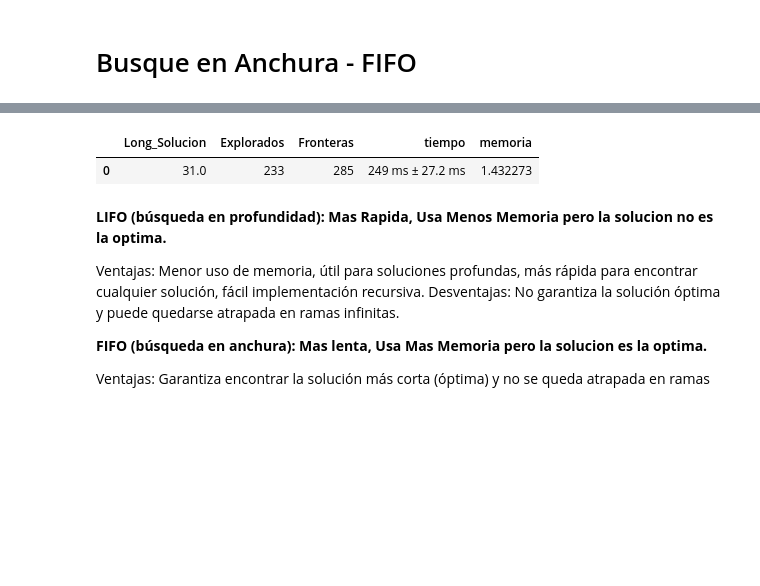
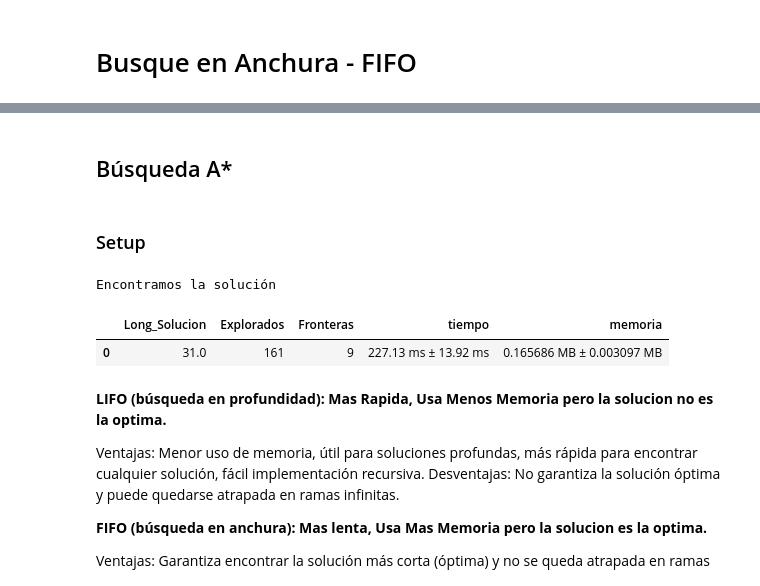
Before and after one commit to MOPineyro/tp1_18co2024_busqueda_torre_de_hanoi, a Jupyter notebook: TP1_18Co2024_Busqueda_Torre_de_Hanoi.ipynb, the cells around one changed output, grey strips where cells are left out. Saved outputs shown, nothing was run; the diff lists cells and outputs as text; code cells hidden in the pictures; blank space fills up the shorter version.

```diff
--- a/TP1_18Co2024_Busqueda_Torre_de_Hanoi.ipynb
+++ b/TP1_18Co2024_Busqueda_Torre_de_Hanoi.ipynb
@@ -958,0 +969,4 @@ solucion_Anch
+# %% [markdown]
+## Búsqueda A*
+# %% [markdown]
+### Setup
@@ -959,8 +1025,53 @@ solucion_Anch
+# %%
+import heapq
+
+def heuristic(state, num_disks):
+    # Calcula una estimación de cuántos movimientos faltan para llegar al objetivo
+    count = sum(len(peg) for peg_index, peg in enumerate(state.rods) if peg_index != 2)
+    return (2 ** count) - 1 if count > 0 else 0
+
+def a_star_search(problem):
+    initial_node = NodeHanoi(problem.initial)
+    initial_node.state.heuristic = heuristic(initial_node.state, initial_node.state.number_of_disks)
+    frontier = [(initial_node.state.accumulated_cost + initial_node.state.heuristic, initial_node)]
+    frontier_set = {initial_node.state}
+    explored = set()
+
+    while frontier:
+        _, node = heapq.heappop(frontier)
+        frontier_set.remove(node.state)
+
+        if problem.goal_test(node.state):
+            return node, explored, frontier_set
+
+        explored.add(node.state)
+
+        for child in node.expand(problem):
+            if child.state not in explored and child.state not in frontier_set:
+                child.state.heuristic = heuristic(child.state, child.state.number_of_disks)
+                heapq.heappush(frontier, (child.state.accumulated_cost + child.state.heuristic, child))
+                frontier_set.add(child.state)
+            elif child.state in frontier_set:
+                index = next(i for i, (_, n) in enumerate(frontier) if n.state == child.state)
+                if child.state.accumulated_cost < frontier[index][1].state.accumulated_cost:
+                    frontier[index] = (child.state.accumulated_cost + child.state.heuristic, child)
+                    heapq.heapify(frontier)
+
+    return None, explored, frontier_set
+
+# Ejecutamos A*
+last_node = a_star_search(problem)
+
+print("Encontramos la solución" if last_node else "No se encontró solución")
+# %% [output]
+Encontramos la solución
+# %%
+solucion_AStar = measure_algorithm(a_star_search)
 # %%
-pd.DataFrame(solucion_Anch, index=[0])
+pd.DataFrame(solucion_AStar, index=[0])
 # %% [output]
 |  | Long_Solucion | Explorados | Fronteras | tiempo | memoria |
-| 0 | 31.0 | 233 | 285 | 249 ms ± 27.2 ms | 1.432273 |
+| 0 | 31.0 | 161 | 9 | 227.13 ms ± 13.92 ms | 0.165686 MB ± 0.003097 MB |
 # %% [markdown]
 **LIFO (búsqueda en profundidad): Mas Rapida, Usa Menos Memoria pero la solucion no es la optima.**
 
```
Also changed, not shown: parts of 13 cells of this notebook.
